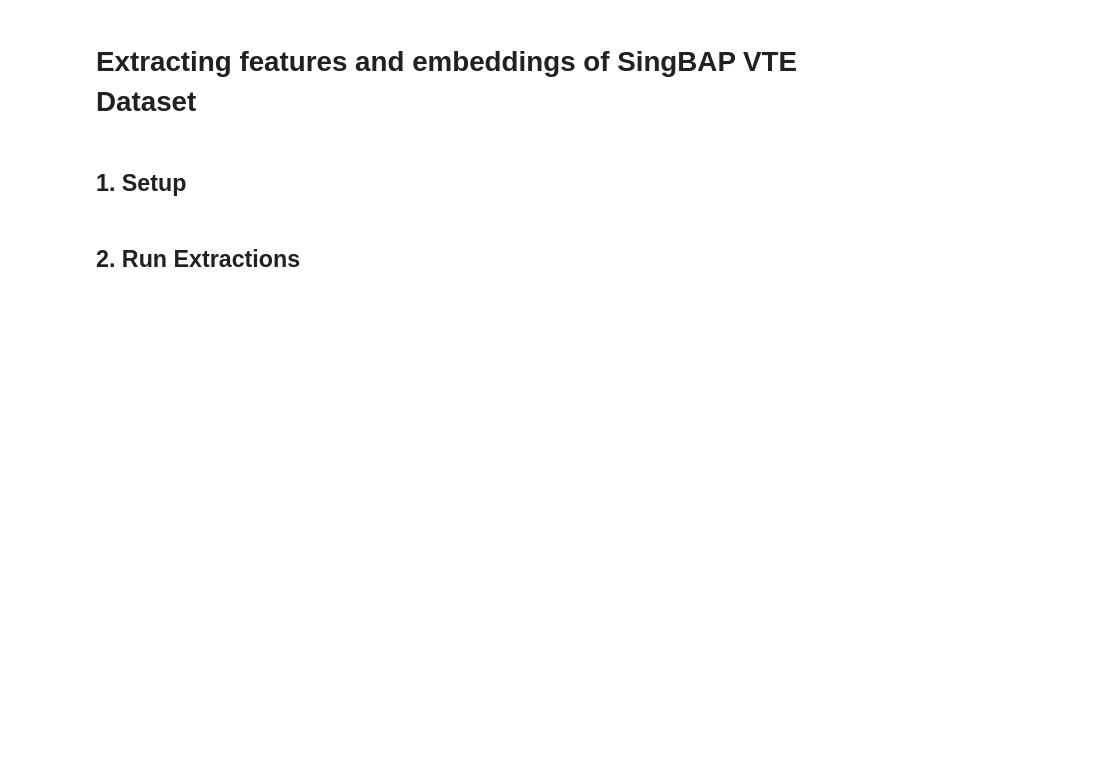
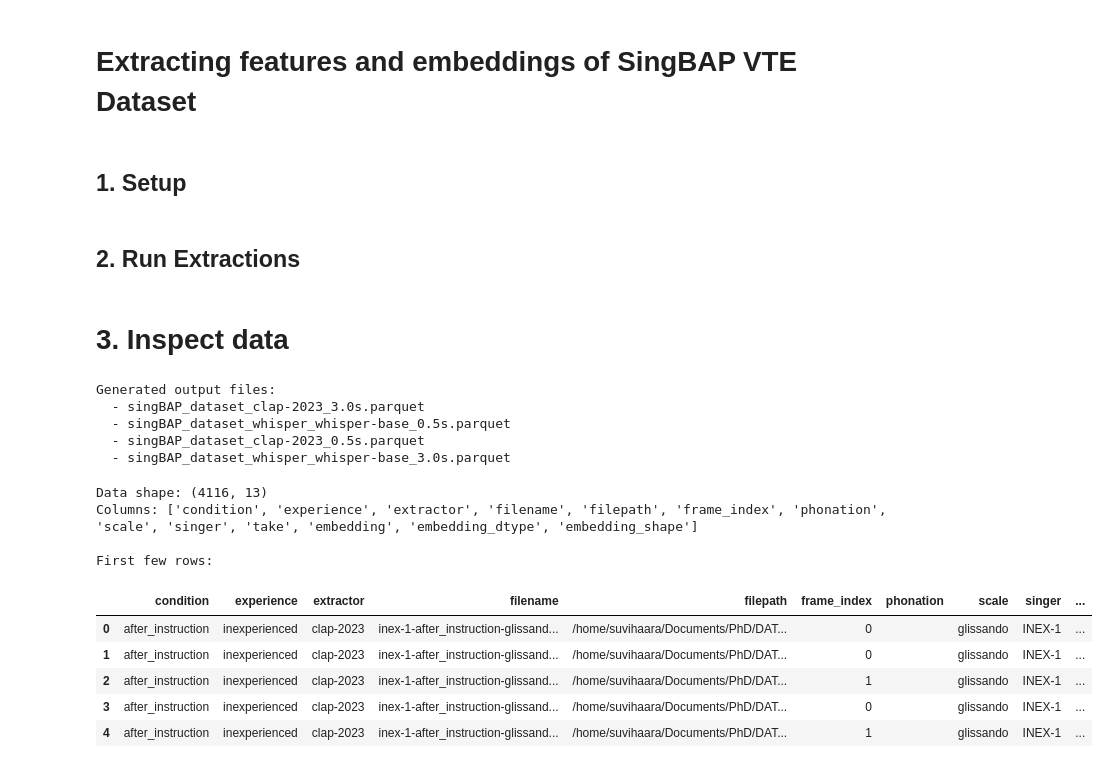
Before and after one commit to suvimh/audio_embeddings_and_feature_extraction_from_audio_dataset, a Jupyter notebook: SingBAP_data_extraction/SingBAP feature extraction.ipynb, the cells around one changed output. Saved outputs shown, nothing was run; the diff lists cells and outputs as text; code cells hidden in the pictures; blank space fills up the shorter version.

```diff
--- a/SingBAP_data_extraction/SingBAP feature extraction.ipynb
+++ b/SingBAP_data_extraction/SingBAP feature extraction.ipynb
@@ -43,3 +49,48 @@ run_extraction(
 )
 
 print(f"✓ Extraction complete! Logs saved to {log_file}")
+# %% [markdown]
+# 3. Inspect data
+# %%
+from pathlib import Path
+from scripts.utils import load_parquet
+from SingBAP_extraction_config import SingBAP_extraction
+
+# Load extraction results
+
+output_dir = Path(SingBAP_extraction.output_dir)
+
+
+# List all output files
+output_files = list(output_dir.glob("*.parquet"))
+print("Generated output files:")
+for f in output_files:
+    print(f"  - {f.name}")
+# %% [output]
+Generated output files:
+  - singBAP_dataset_clap-2023_3.0s.parquet
+  - singBAP_dataset_whisper_whisper-base_0.5s.parquet
+  - singBAP_dataset_clap-2023_0.5s.parquet
+  - singBAP_dataset_whisper_whisper-base_3.0s.parquet
+# %%
+import os
+
+df = load_parquet(
+    os.path.join(output_dir, "singBAP_dataset_clap-2023_3.0s.parquet")
+)
+
+print(f"Data shape: {df.shape}")
+print(f"Columns: {list(df.columns)}")
+print(f"\nFirst few rows:")
+df.head()
+# %% [output]
+Data shape: (4116, 13)
+Columns: ['condition', 'experience', 'extractor', 'filename', 'filepath', 'frame_index', 'phonation', 'scale', 'singer', 'take', 'embedding', 'embedding_dtype', 'embedding_shape']
+
+First few rows:
+|  | condition | experience | extractor | filename | filepath | frame_index | phonation | scale | singer | ... |
+| 0 | after_instruction | inexperienced | clap-2023 | inex-1-after_instruction-glissand... | /home/suvihaara/Documents/PhD/DAT... | 0 |  | glissando | INEX-1 | ... |
+| 1 | after_instruction | inexperienced | clap-2023 | inex-1-after_instruction-glissand... | /home/suvihaara/Documents/PhD/DAT... | 0 |  | glissando | INEX-1 | ... |
+| 2 | after_instruction | inexperienced | clap-2023 | inex-1-after_instruction-glissand... | /home/suvihaara/Documents/PhD/DAT... | 1 |  | glissando | INEX-1 | ... |
+| 3 | after_instruction | inexperienced | clap-2023 | inex-1-after_instruction-glissand... | /home/suvihaara/Documents/PhD/DAT... | 0 |  | glissando | INEX-1 | ... |
+| 4 | after_instruction | inexperienced | clap-2023 | inex-1-after_instruction-glissand... | /home/suvihaara/Documents/PhD/DAT... | 1 |  | glissando | INEX-1 | ... |
```
Also changed, not shown: parts of 1 cell of this notebook, 13 other files.
